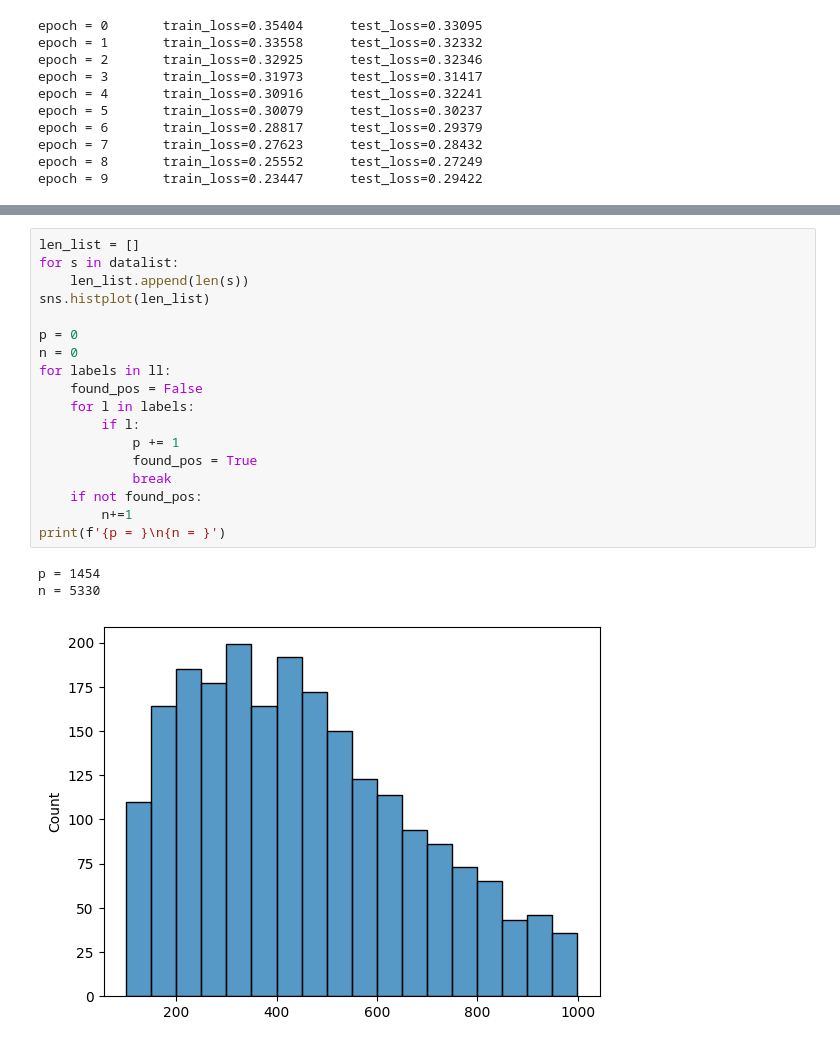
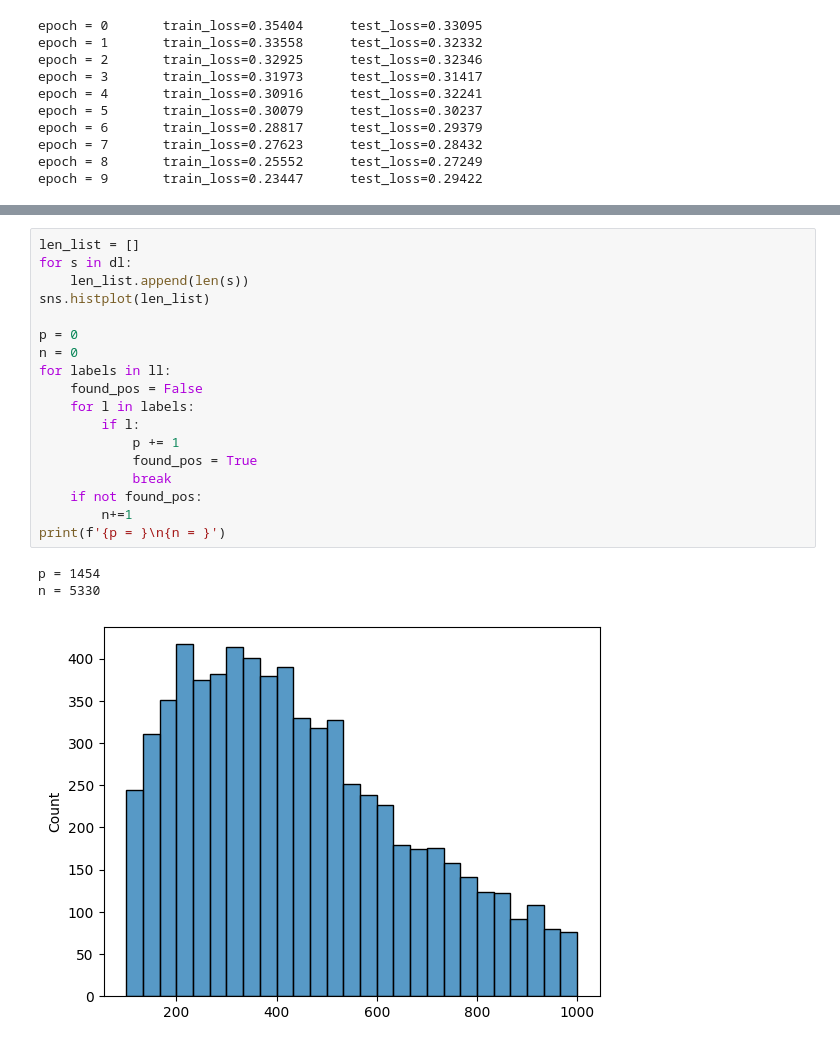
Before and after one commit to maussn/GRS34806-project, a Jupyter notebook: maurits/cnn.ipynb, the cells around one changed output, grey strips where cells are left out. Drawn from its saved outputs; the diff is of its cells as text.

```diff
--- a/maurits/cnn.ipynb
+++ b/maurits/cnn.ipynb
@@ -650,26 +642,26 @@ print(next(iter(traindataloader)))
         [0, 0, 0, 0, 0]])]
 # %%
 len_list = []
-for s in datalist:
+for s in dl:
     len_list.append(len(s))
 sns.histplot(len_list)
 
 p = 0
 n = 0
 for labels in ll:
     found_pos = False
     for l in labels:
         if l:
             p += 1
             found_pos = True
             break
     if not found_pos:
         n+=1
 print(f'{p = }\n{n = }')
 # %% [output]
 p = 1454
 n = 5330
-[figure, old version]
+[figure, new version]
 # %%
 model = MultiClassifierCNN1D(context_size=num_steps, conv_channels=128)
 model.apply(init_weights)
```
Also changed, not shown: parts of 10 cells of this notebook.
